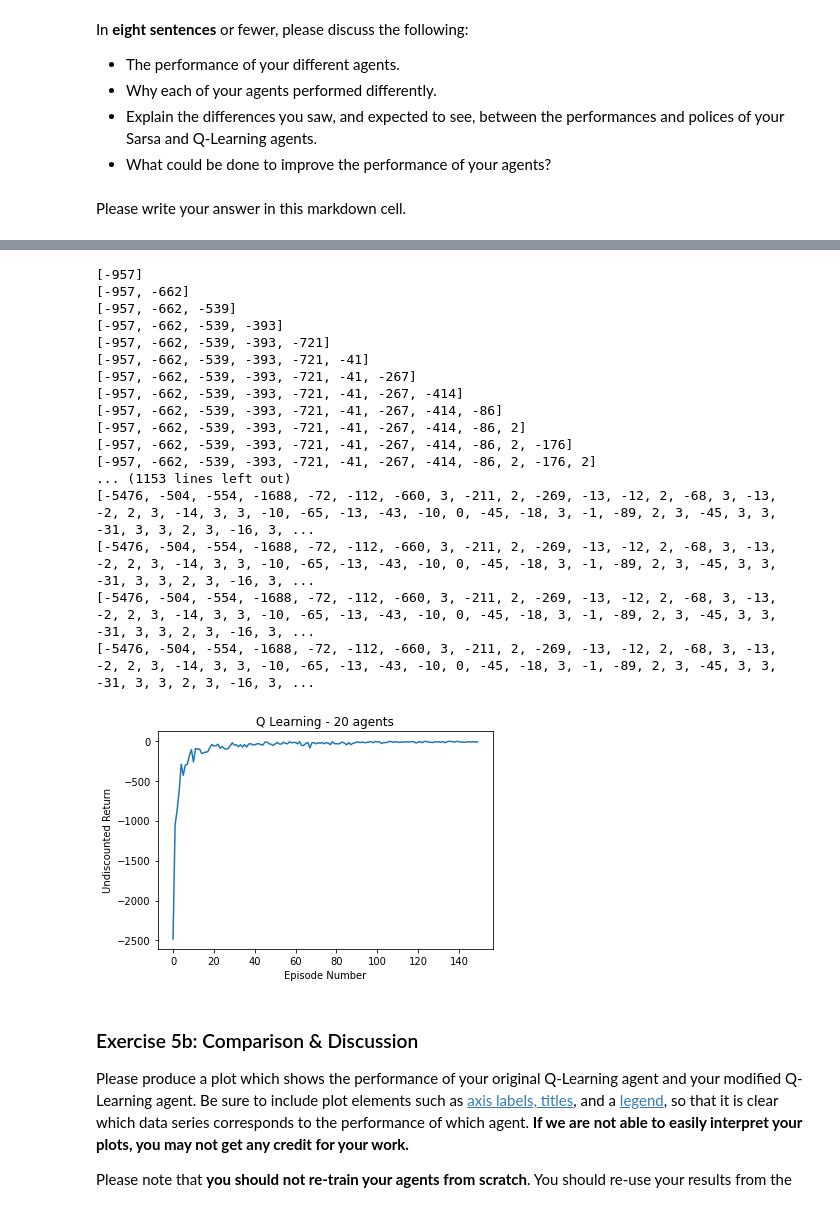
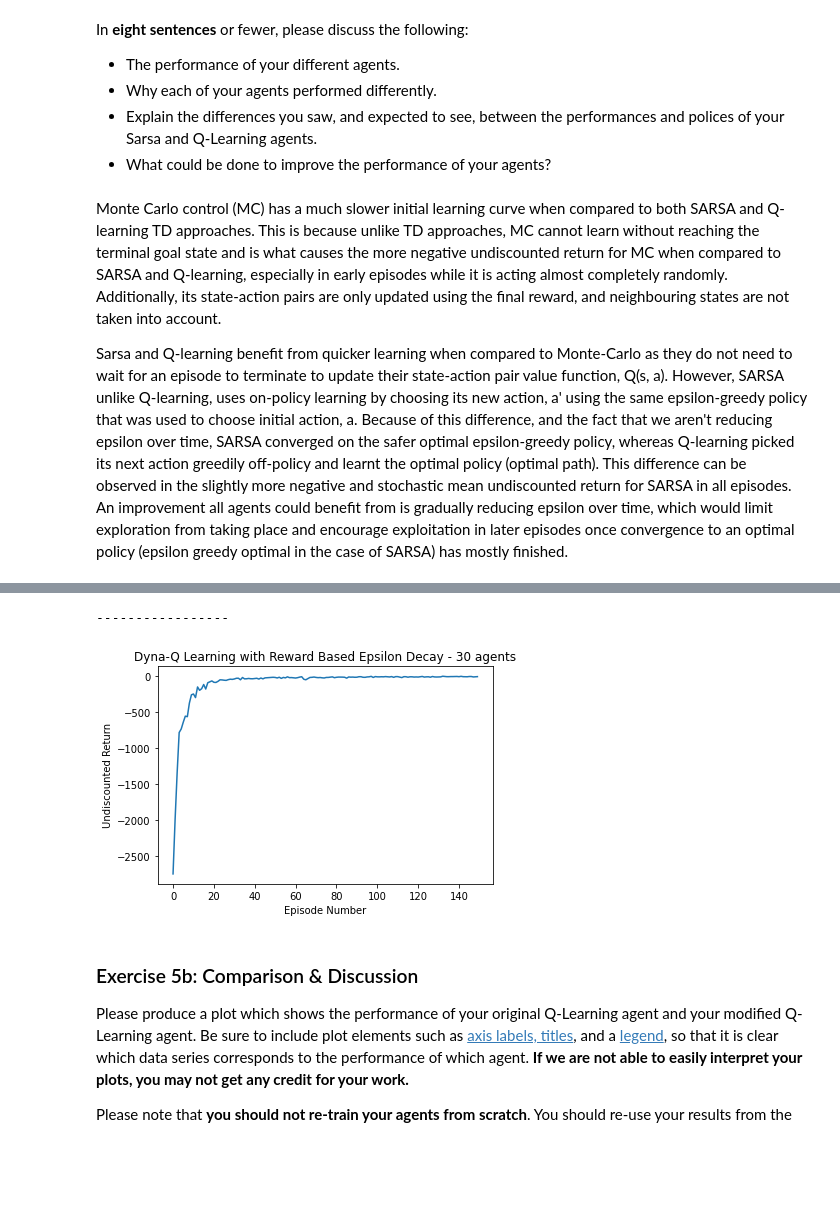
Before and after one commit to zacholade/reinforcement-learning-demo, a Jupyter notebook: rl_cw_2_racetrack.ipynb, the cells around one changed output, grey strips where cells are left out. Saved outputs shown, nothing was run; the diff lists cells and outputs as text; code cells hidden in the pictures; blank space fills up the shorter version.

```diff
--- a/rl_cw_2_racetrack.ipynb
+++ b/rl_cw_2_racetrack.ipynb
@@ -225,7 +225,7 @@ class OnPolicyMCControl:
         return undiscounted_returns
 
 
-num_agents = 20
+num_agents = 30
 epsilon = 0.15  # chance of doing something random
 gamma = 0.9  # discount
 num_episodes = 150
@@ -348,7 +348,7 @@ class SarsaOnPolicyTDControl:
         return undiscounted_rewards
 
 
-num_agents = 20
+num_agents = 30
 alpha = 0.2
 epsilon = 0.15  # chance of doing something random
 gamma = 0.9  # discount
@@ -479,7 +479,7 @@ class QLearning:
         return undiscounted_rewards
 
 
-num_agents = 20
+num_agents = 30
 alpha = 0.2
 epsilon = 0.15  # chance of doing something random
 gamma = 0.9  # discount
@@ -544,8 +544,10 @@ In **eight sentences** or fewer, please discuss the following:
 - Why each of your agents performed differently.
 - Explain the differences you saw, and expected to see, between the performances and polices of your Sarsa and Q-Learning agents.
 - What could be done to improve the performance of your agents?
-# %% [markdown]
-Please write your answer in this markdown cell.
+# %% [markdown]
+Monte Carlo control (MC) has a much slower initial learning curve when compared to both SARSA and Q-learning TD approaches. This is because unlike TD approaches, MC cannot learn without reaching the terminal goal state and is what causes the more negative undiscounted return for MC when compared to SARSA and Q-learning, especially in early episodes while it is acting almost completely randomly. Additionally, its state-action pairs are only updated using the final reward, and neighbouring states are not taken into account.
+
+Sarsa and Q-learning benefit from quicker learning when compared to Monte-Carlo as they do not need to wait for an episode to terminate to update their state-action pair value function, Q(s, a). However, SARSA unlike Q-learning, uses on-policy learning by choosing its new action, a' using the same epsilon-greedy policy that was used to choose initial action, a. Because of this difference, and the fact that we aren't reducing epsilon over time, SARSA converged on the safer optimal epsilon-greedy policy, whereas Q-learning picked its next action greedily off-policy and learnt the optimal policy (optimal path). This difference can be observed in the slightly more negative and stochastic mean undiscounted return for SARSA in all episodes. An improvement all agents could benefit from is gradually reducing epsilon over time, which would limit exploration from taking place and encourage exploitation in later episodes once convergence to an optimal policy (epsilon greedy optimal in the case of SARSA) has mostly finished.
 # %% [markdown]
 ## Exercise 5: Modified Q-Learning Agent (16 Marks)
 ### Exercise 5a: Implementation
@@ -622,13 +624,6 @@ class EpsilonGreedyPolicy:
         self.Q = Q
         self.epsilon = epsilon
 
-    def argmax(self, state: int) -> int:
-        # np.argmax returns the first element in a list with the max value.
-        # We dont want this. we want to get a random choice of this max val.
-        max_val = max(self.Q[state])
-        actions = [a for a in self._actions if self.Q[state][a] == max_val]
-        return np.random.choice(actions)
-
     def __call__(self, state: int) -> int:
         """
         Returns the optimal choice with probability of 1-epsilon. Else random.
@@ -650,7 +645,7 @@ class QLearning:
         self.policy = EpsilonGreedyPolicy(self.Q, env.get_actions(), epsilon)
         self.model = defaultdict(dict)
 
-    def _do_episode(self):
+    def _do_episode(self, episode_num):
         state = self.env.reset()
         episode = []
         while True:
@@ -661,14 +656,13 @@ class QLearning:
             self.Q[state][action] += self.alpha * (reward + self.gamma * best_action - self.Q[state][action])
             self.model[state][action] = (reward, next_state)
 
-            for i in range(10):
+            for i in range(20):
                 s = random.choice(list(self.model))
                 a = random.choice(list(self.model[s]))
                 r, s_ = self.model[s][a]
                 a1 = max(self.Q[s_])
                 self.Q[s][a] += self.alpha * (r + self.gamma * a1 - self.Q[s][a])
 
-            self.epsilon.update(reward)
             state = next_state
             if is_terminal:
                 break
@@ -677,66 +671,51 @@ class QLearning:
     def start(self):
         undiscounted_rewards = []
         for episode_num in range(self.num_episodes):
-            episode = self._do_episode()
-            undiscounted_rewards.append(sum([step[2] for step in episode]))
+            episode = self._do_episode(episode_num)
+            undiscounted_reward = sum([step[2] for step in episode])
+            undiscounted_rewards.append(undiscounted_reward)
+            self.epsilon.update(sum([step[2] for step in episode]))
         return undiscounted_rewards
 
 
-epsilon = RewardBasedDecayEpsilon(initial=0.15,
-                                  minimum=0.01,
-                                  decay_factor=0.9,
-                                  reward_threshold=-40,
-                                  reward_increment=1
-                                  )
-num_agents = 20
+num_agents = 30
 alpha = 0.2
 gamma = 0.9  # discount
 num_episodes = 150
 optimal_policies = []
 agents_rewards_list = []
 for i in range(num_agents):
     env = RacetrackEnv()
+    epsilon = RewardBasedDecayEpsilon(initial=0.4,
+                                      minimum=0.0,
+                                      decay_factor=0.93,
+                                      reward_threshold=-200,
+                                      reward_increment=3
+                                      )
     agent = QLearning(env, epsilon, gamma, alpha, num_episodes)
     rewards = agent.start()
     agents_rewards_list.append(rewards)
 
 mean_agent_rewards = []
 for i in range(num_episodes):
     sum_i = 0
     for agent_rewards in agents_rewards_list:
         sum_i += agent_rewards[i]
     reward_avg = sum_i / num_agents
     mean_agent_rewards.append(reward_avg)
 
 print('-----------------')
-print(mean_agent_rewards)
 ex5_results = mean_agent_rewards
+import matplotlib.pyplot as plt
 
-import matplotlib.pyplot as plt
 plt.plot(mean_agent_rewards)
-plt.title(f"Q Learning - {num_agents} agents")
+plt.title(f"Dyna-Q Learning with Reward Based Epsilon Decay - {num_agents} agents")
 plt.xlabel("Episode Number")
 plt.ylabel("Undiscounted Return")
 plt.show()
 # %% [output]
-[-957]
-[-957, -662]
-[-957, -662, -539]
-[-957, -662, -539, -393]
-[-957, -662, -539, -393, -721]
-[-957, -662, -539, -393, -721, -41]
-[-957, -662, -539, -393, -721, -41, -267]
-[-957, -662, -539, -393, -721, -41, -267, -414]
-[-957, -662, -539, -393, -721, -41, -267, -414, -86]
-[-957, -662, -539, -393, -721, -41, -267, -414, -86, 2]
-[-957, -662, -539, -393, -721, -41, -267, -414, -86, 2, -176]
-[-957, -662, -539, -393, -721, -41, -267, -414, -86, 2, -176, 2]
-... (1153 lines left out)
-[-5476, -504, -554, -1688, -72, -112, -660, 3, -211, 2, -269, -13, -12, 2, -68, 3, -13, -2, 2, 3, -14, 3, 3, -10, -65, -13, -43, -10, 0, -45, -18, 3, -1, -89, 2, 3, -45, 3, 3, -31, 3, 3, 2, 3, -16, 3, ...
-[-5476, -504, -554, -1688, -72, -112, -660, 3, -211, 2, -269, -13, -12, 2, -68, 3, -13, -2, 2, 3, -14, 3, 3, -10, -65, -13, -43, -10, 0, -45, -18, 3, -1, -89, 2, 3, -45, 3, 3, -31, 3, 3, 2, 3, -16, 3, ...
-[-5476, -504, -554, -1688, -72, -112, -660, 3, -211, 2, -269, -13, -12, 2, -68, 3, -13, -2, 2, 3, -14, 3, 3, -10, -65, -13, -43, -10, 0, -45, -18, 3, -1, -89, 2, 3, -45, 3, 3, -31, 3, 3, 2, 3, -16, 3, ...
-[-5476, -504, -554, -1688, -72, -112, -660, 3, -211, 2, -269, -13, -12, 2, -68, 3, -13, -2, 2, 3, -14, 3, 3, -10, -65, -13, -43, -10, 0, -45, -18, 3, -1, -89, 2, 3, -45, 3, 3, -31, 3, 3, 2, 3, -16, 3, ...
+-----------------
-[figure, old version]
+[figure, new version]
 # %% [markdown]
 ### Exercise 5b: Comparison & Discussion
 
```
Also changed, not shown: parts of 7 cells of this notebook, 2 other files.
